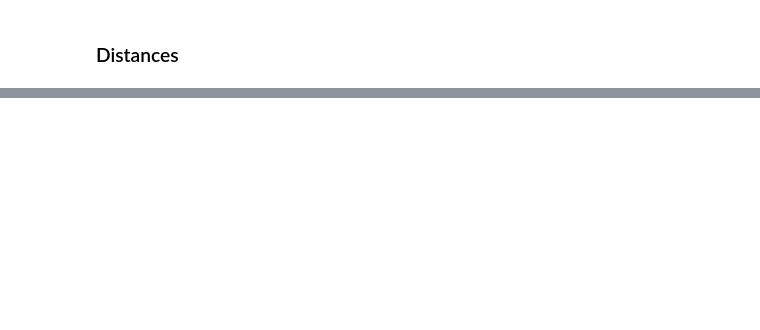
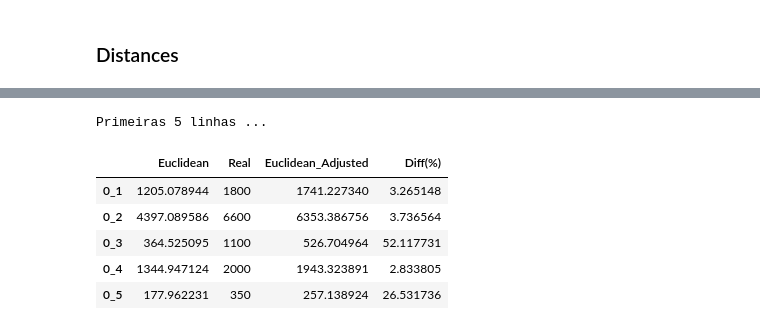
Before and after one commit to xmnlab/notebooks, a Jupyter notebook: operational_research/Distance-Calculation.ipynb, the cells around one changed output, grey strips where cells are left out. Cells and saved outputs as stored; diff of their text form; code cells hidden in the pictures; blank space fills up the shorter version.

```diff
--- a/operational_research/Distance-Calculation.ipynb
+++ b/operational_research/Distance-Calculation.ipynb
@@ -280,0 +214,13 @@ RECTANGLE DISTANCE
+# %%
+# EUCLIDEAN
+euclidean_analysis = pd.DataFrame(OrderedDict(
+    ('%s_%s' % (i, j),
+     [matrix_euclidean_distance.iloc[i, j]])
+    for i in range(n)
+    for j in range(i+1, n)
+), index=['Euclidean']).T
+
+euclidean_analysis['Real'] = series_real_distance
+
+print('Primeiras 5 linhas ...')
+euclidean_analysis.head()
@@ -280,0 +309,21 @@ RECTANGLE DISTANCE
+# %%
+euclidean_analysis['Euclidean_Adjusted'] = (
+    euclidean_analysis['Euclidean'] *
+    euclidean_res.params[0]
+)
+
+euclidean_analysis['Diff(%)'] = (
+    (1-euclidean_analysis['Euclidean_Adjusted'] /
+     euclidean_analysis['Real'])*100
+)
+
+print('Primeiras 5 linhas ...')
+euclidean_analysis.head()
+# %% [output]
+Primeiras 5 linhas ...
+|  | Euclidean | Real | Euclidean_Adjusted | Diff(%) |
+| 0_1 | 1205.078944 | 1800 | 1741.227340 | 3.265148 |
+| 0_2 | 4397.089586 | 6600 | 6353.386756 | 3.736564 |
+| 0_3 | 364.525095 | 1100 | 526.704964 | 52.117731 |
+| 0_4 | 1344.947124 | 2000 | 1943.323891 | 2.833805 |
+| 0_5 | 177.962231 | 350 | 257.138924 | 26.531736 |
```
Also changed, not shown: parts of 22 cells of this notebook.
